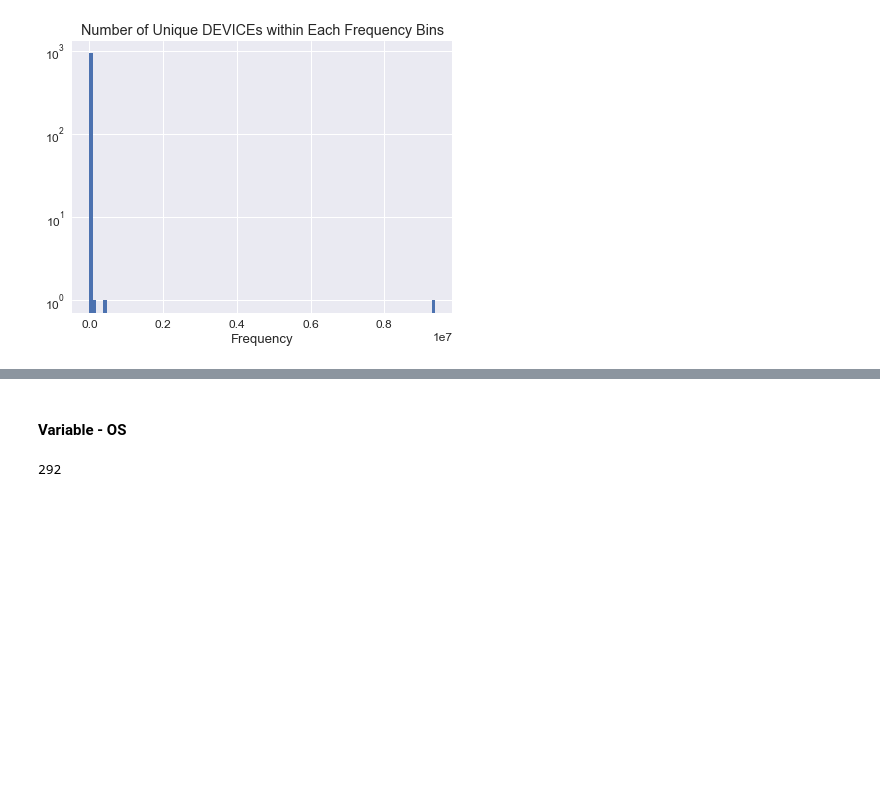
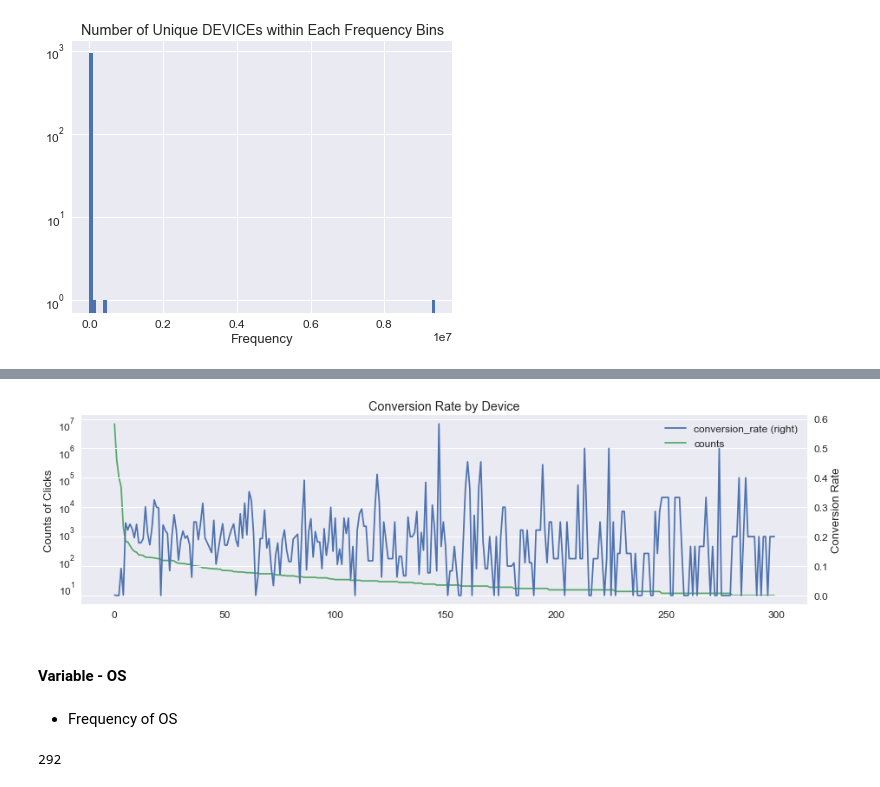
Before and after one commit to linicole/kaggle, a Jupyter notebook: TalkingData_AdTracking/data_preview.ipynb, the cells around one changed output, grey strips where cells are left out. Cells and saved outputs as stored; diff of their text form; code cells hidden in the pictures; blank space fills up the shorter version.

```diff
--- a/TalkingData_AdTracking/data_preview.ipynb
+++ b/TalkingData_AdTracking/data_preview.ipynb
@@ -353,0 +435,8 @@ Note: Only few device have a frequency larger than 10.
+# %%
+device_conversion_rate = df_train[['device','is_attributed']].groupby('device').mean().reset_index()
+device_conversion_rate.columns = ['device','conversion_rate']
+device_conversion_counts = df_train[['device','is_attributed']].groupby('device').count().reset_index()
+device_conversion_counts.columns = ['device','counts']
+
+device_conversion = device_conversion_rate.merge(device_conversion_counts, on='device', how='inner').sort_values('counts',ascending=False).reset_index(drop=True)
+device_conversion.head()
@@ -354,5 +453,15 @@ Note: Only few device have a frequency larger than 10.
+# %%
+ax = device_conversion[:300].plot(secondary_y='conversion_rate', figsize=(15,4))
+ax.set_yscale('log')
+ax.set(title="Conversion Rate by Device",
+       ylabel="Counts of Clicks")
+plt.ylabel("Conversion Rate");
+# %% [output]
+[figure, added]
 # %% [markdown]
 #### Variable - OS
+# %% [markdown]
+* Frequency of OS
 # %%
 var_viz = 'os'
 
```
Also changed, not shown: parts of 45 cells of this notebook.
